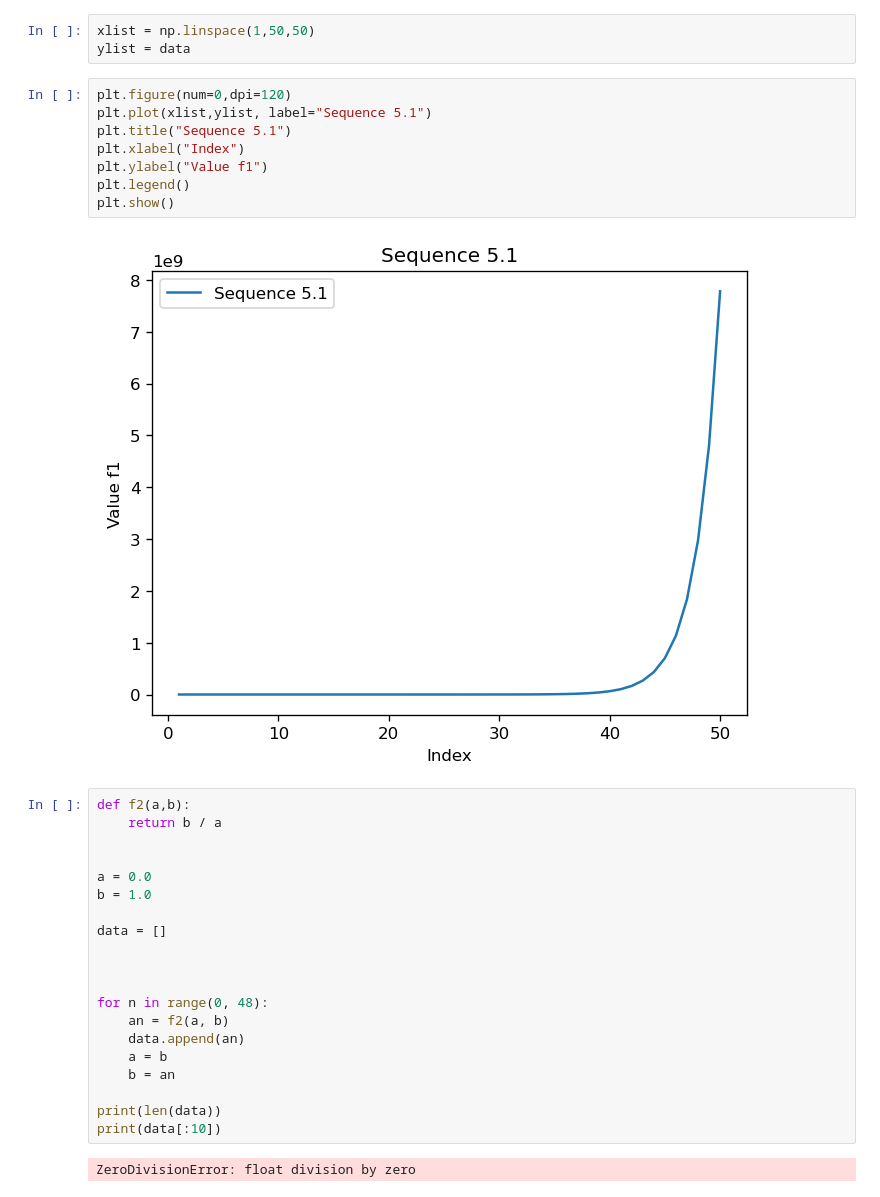
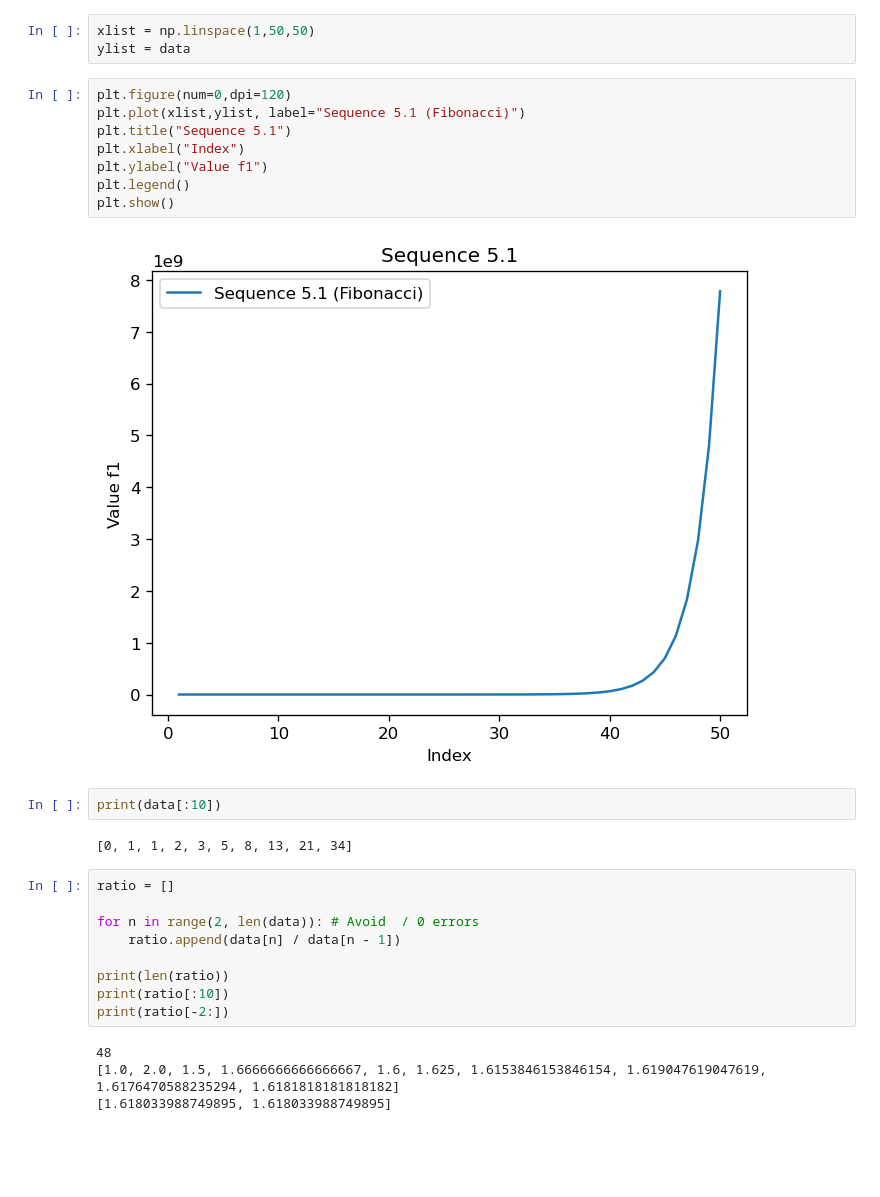
Before and after one commit to robwhite-lis/complexity_quizzes, a Jupyter notebook: Quizz1.ipynb, the cells around one changed output. Drawn from its saved outputs; the diff is of its cells as text; blank space fills up the shorter version.

```diff
--- a/Quizz1.ipynb
+++ b/Quizz1.ipynb
@@ -342,34 +328,29 @@ xlist = np.linspace(1,50,50)
 ylist = data
 # %%
 plt.figure(num=0,dpi=120)
-plt.plot(xlist,ylist, label="Sequence 5.1")
+plt.plot(xlist,ylist, label="Sequence 5.1 (Fibonacci)")
 plt.title("Sequence 5.1")
 plt.xlabel("Index")
 plt.ylabel("Value f1")
 plt.legend()
 plt.show()
 # %% [output]
-[figure, old version]
+[figure, new version]
+# %%
+print(data[:10])
+# %% [output]
+[0, 1, 1, 2, 3, 5, 8, 13, 21, 34]
 # %%
-def f2(a,b):
-    return b / a
+ratio = []
 
+for n in range(2, len(data)): # Avoid  / 0 errors
+    ratio.append(data[n] / data[n - 1])
 
-a = 0.0
-b = 1.0
-
-data = []
-
-
-
-for n in range(0, 48):
-    an = f2(a, b)
-    data.append(an)
-    a = b
-    b = an
-
-print(len(data))
-print(data[:10])
+print(len(ratio))
+print(ratio[:10])
+print(ratio[-2:])
 # %% [output]
-ZeroDivisionError: float division by zero
+48
+[1.0, 2.0, 1.5, 1.6666666666666667, 1.6, 1.625, 1.6153846153846154, 1.619047619047619, 1.6176470588235294, 1.6181818181818182]
+[1.618033988749895, 1.618033988749895]
 # %%
```
Also changed, not shown: parts of 11 cells of this notebook.
